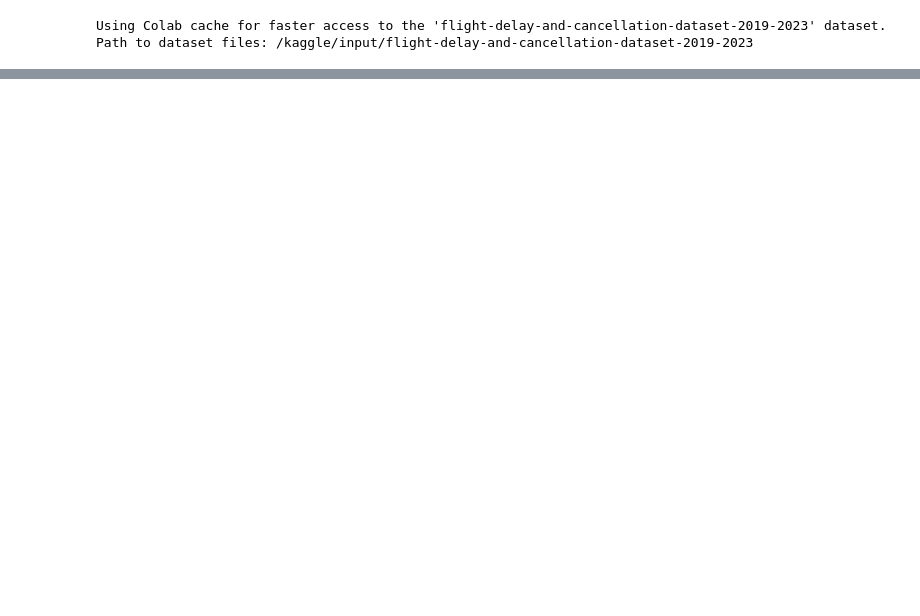
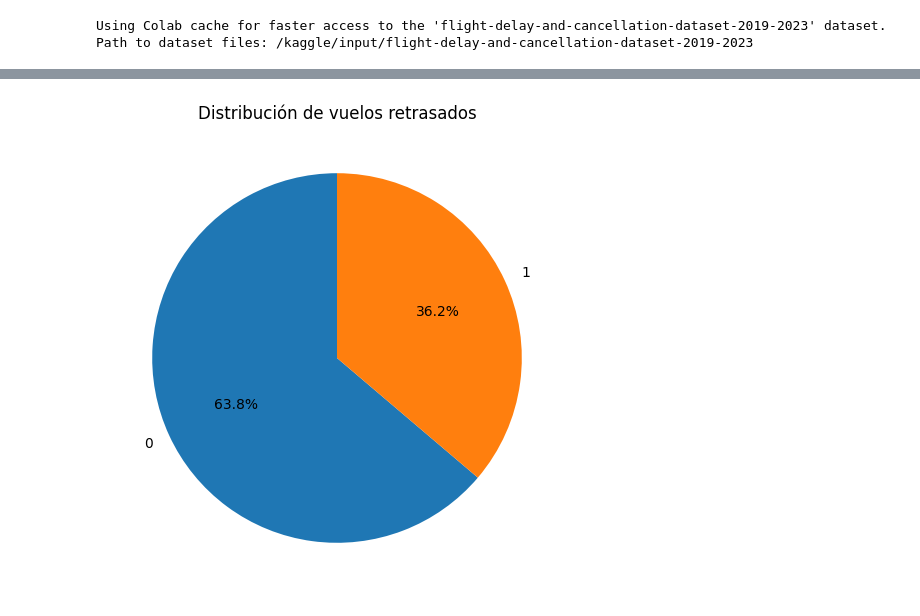
Before and after one commit to Cristiand056/Pruebas-codigo-hackaton-oracle-alura, a Jupyter notebook: candidato_datafarme.ipynb, the cells around one changed output, grey strips where cells are left out. Cells and saved outputs as stored; diff of their text form; code cells hidden in the pictures; blank space fills up the shorter version.

```diff
--- a/candidato_datafarme.ipynb
+++ b/candidato_datafarme.ipynb
@@ -137,0 +239,8 @@ cantidad de muestras: 533863
+# %%
+data = df['retraso'].value_counts()
+plt.figure(figsize=(10, 6))
+plt.pie(data, labels=data.index, autopct='%1.1f%%', startangle=90)
+plt.title('Distribución de vuelos retrasados')
+plt.show()
+# %% [output]
+[figure, added]
```
Also changed, not shown: parts of 49 cells of this notebook.
